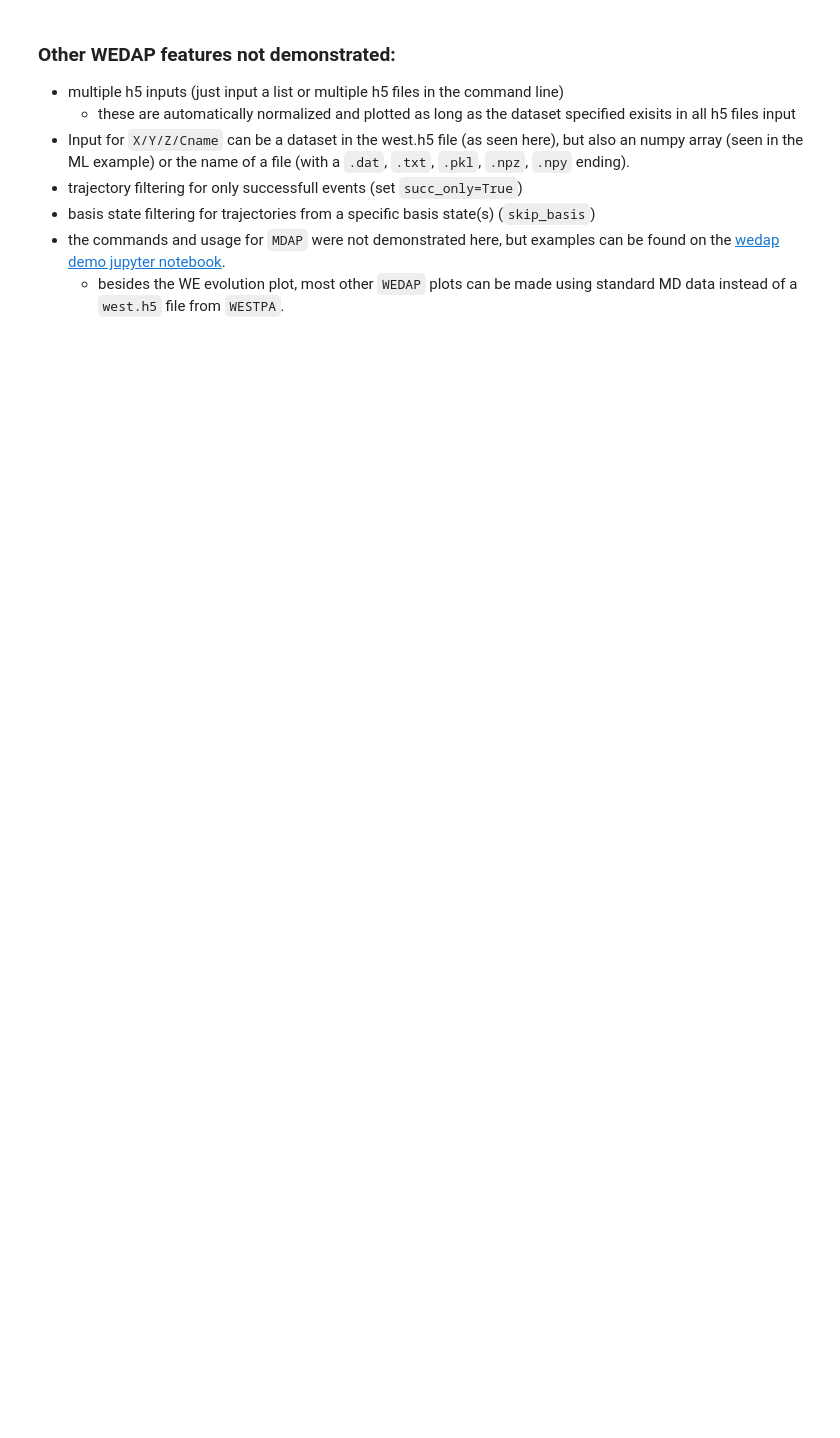
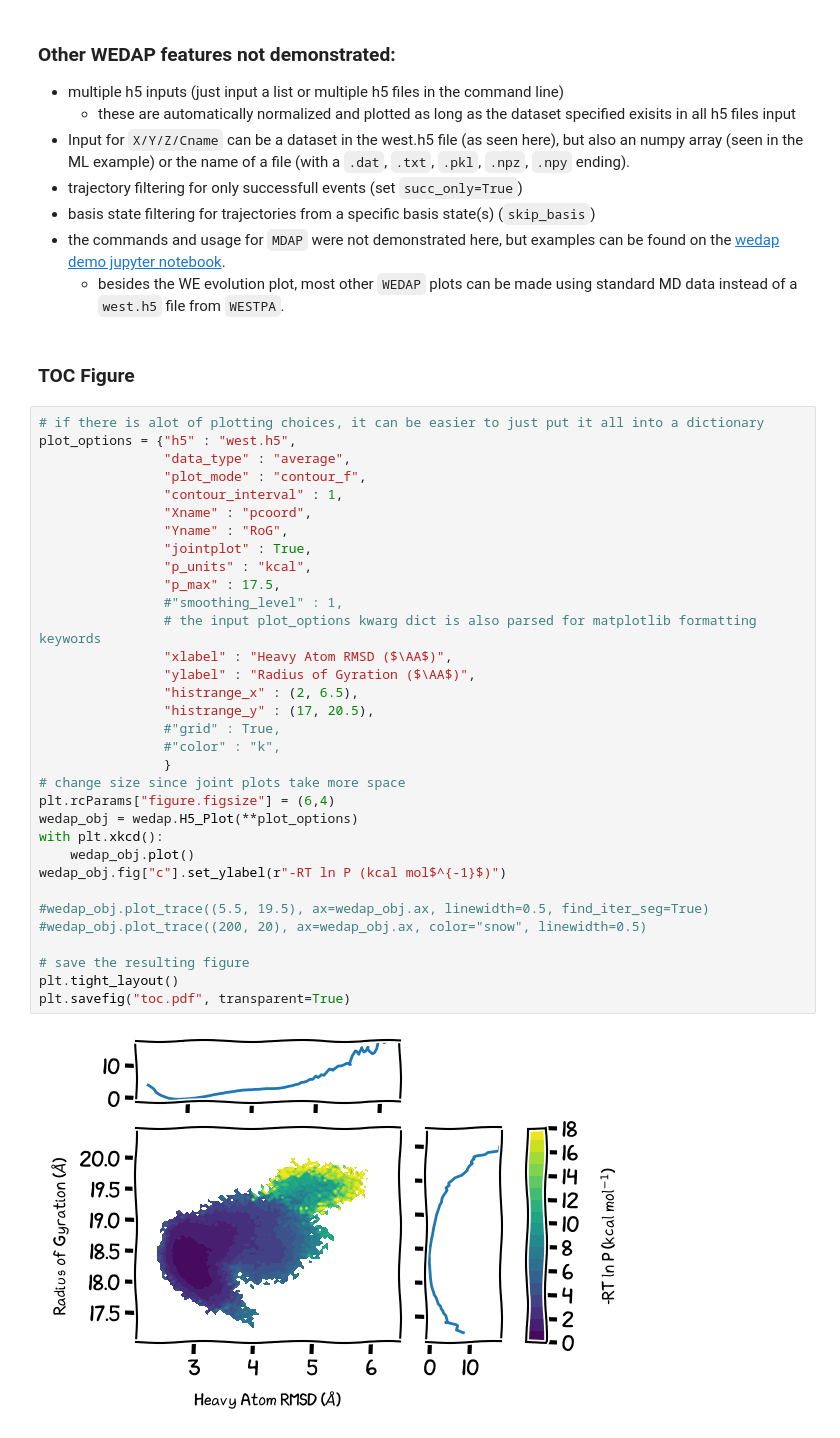
Before and after one commit to darianyang/wedap, a Jupyter notebook: docs/paper_figures/paper_figures.ipynb, the cells around one changed output. Drawn from its saved outputs; the diff is of its cells as text; blank space fills up the shorter version.

Commit message:
updated paper figures notebook with toc figure gen

```diff
--- a/docs/paper_figures/paper_figures.ipynb
+++ b/docs/paper_figures/paper_figures.ipynb
@@ -566,3 +566,40 @@ The resulting GIF is shown below:
 * basis state filtering for trajectories from a specific basis state(s) (`skip_basis`)
 * the commands and usage for `MDAP` were not demonstrated here, but examples can be found on the [wedap demo jupyter notebook](https://github.com/darianyang/wedap/blob/main/docs/notebook/wedap_demo.ipynb).
     * besides the WE evolution plot, most other `WEDAP` plots can be made using standard MD data instead of a `west.h5` file from `WESTPA`.
+# %% [markdown]
+### TOC Figure
+# %%
+# if there is alot of plotting choices, it can be easier to just put it all into a dictionary
+plot_options = {"h5" : "west.h5",
+                "data_type" : "average",
+                "plot_mode" : "contour_f",
+                "contour_interval" : 1,
+                "Xname" : "pcoord",
+                "Yname" : "RoG",
+                "jointplot" : True,
+                "p_units" : "kcal",
+                "p_max" : 17.5,
+                #"smoothing_level" : 1,
+                # the input plot_options kwarg dict is also parsed for matplotlib formatting keywords
+                "xlabel" : "Heavy Atom RMSD ($\AA$)",
+                "ylabel" : "Radius of Gyration ($\AA$)",
+                "histrange_x" : (2, 6.5),
+                "histrange_y" : (17, 20.5),
+                #"grid" : True,
+                #"color" : "k",
+                }
+# change size since joint plots take more space
+plt.rcParams["figure.figsize"] = (6,4)
+wedap_obj = wedap.H5_Plot(**plot_options)
+with plt.xkcd():
+    wedap_obj.plot()
+wedap_obj.fig["c"].set_ylabel(r"-RT ln P (kcal mol$^{-1}$)")
+
+#wedap_obj.plot_trace((5.5, 19.5), ax=wedap_obj.ax, linewidth=0.5, find_iter_seg=True)
+#wedap_obj.plot_trace((200, 20), ax=wedap_obj.ax, color="snow", linewidth=0.5)
+
+# save the resulting figure
+plt.tight_layout()
+plt.savefig("toc.pdf", transparent=True)
+# %% [output]
+[figure, added]
```
Also changed, not shown: parts of 1 cell of this notebook, 4 other files.
